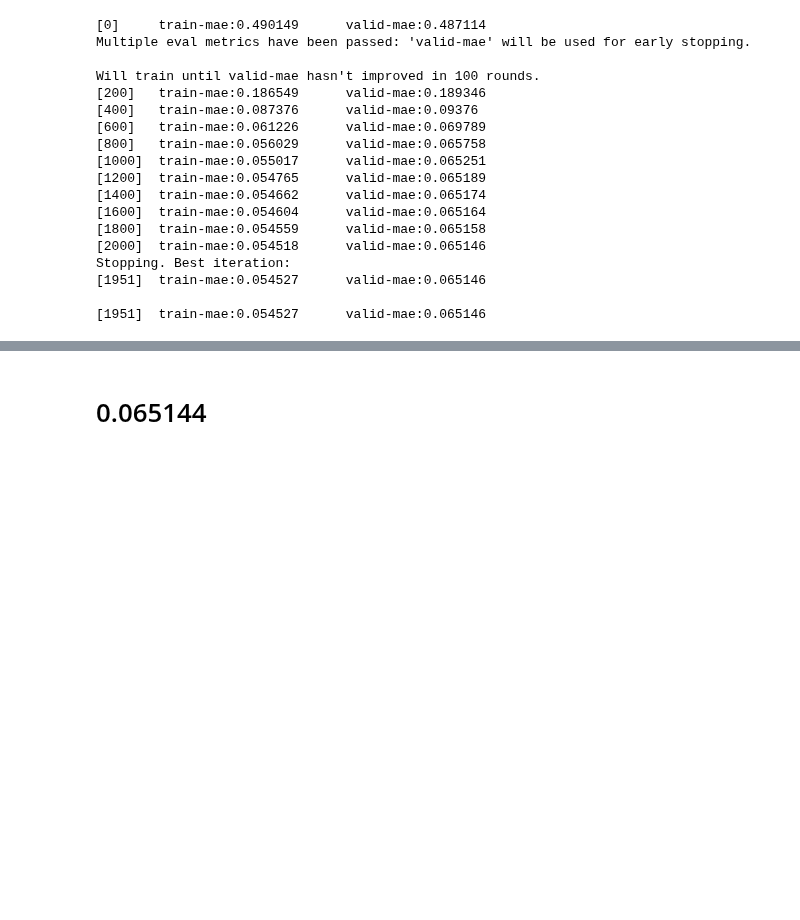
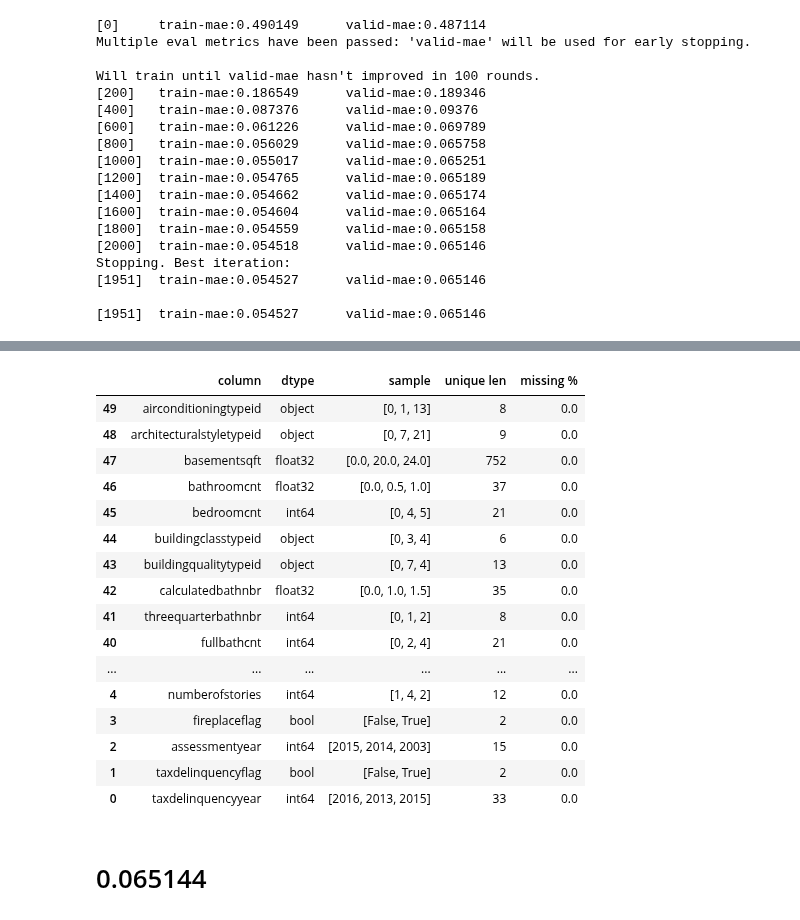
Before and after one commit to ibratface/dl_projects, a Jupyter notebook: zillow.ipynb, the cells around one changed output, grey strips where cells are left out. Cells and saved outputs as stored; diff of their text form; code cells hidden in the pictures; blank space fills up the shorter version.

```diff
--- a/zillow.ipynb
+++ b/zillow.ipynb
@@ -151,0 +636,12 @@ Stopping. Best iteration:
+# %%
+c = 'structuretaxvaluedollarcnt'
+cln[c] = p[c].fillna(0).astype('float32')
+
+c = 'taxvaluedollarcnt'
+cln[c] = p[c].fillna(0).astype('float32')
+
+c = 'landtaxvaluedollarcnt'
+cln[c] = p[c].fillna(0).astype('float32')
+
+c = 'taxamount'
+cln[c] = p[c].fillna(0).astype('float32')
@@ -151,0 +650,4 @@ Stopping. Best iteration:
+# %%
+c = 'assessmentyear'
+display(p[c].unique())
+cln[c] = p[c].fillna(2017).astype('int')
@@ -151,0 +657,3 @@ Stopping. Best iteration:
+# %%
+c = 'taxdelinquencyflag'
+cln[c] = p[c] == 'Y'
@@ -151,0 +662,9 @@ Stopping. Best iteration:
+# %%
+c = 'taxdelinquencyyear'
+cln[c] = p[c]
+cln.loc[p[c] < 70, c] = cln[p[c] < 70][c] + 2000
+cln.loc[p[c] >= 70, c] = cln[p[c] >= 70][c] + 1900
+cln[c] = cln[c].fillna(2016).astype('int')
+s = cln[c].unique()
+s.sort()
+s
@@ -152,3 +695,23 @@ Stopping. Best iteration:
+# %%
+describe_values(cln)
+# %% [output]
+|  | column | dtype | sample | unique len | missing % |
+| 49 | airconditioningtypeid | object | [0, 1, 13] | 8 | 0.0 |
+| 48 | architecturalstyletypeid | object | [0, 7, 21] | 9 | 0.0 |
+| 47 | basementsqft | float32 | [0.0, 20.0, 24.0] | 752 | 0.0 |
+| 46 | bathroomcnt | float32 | [0.0, 0.5, 1.0] | 37 | 0.0 |
+| 45 | bedroomcnt | int64 | [0, 4, 5] | 21 | 0.0 |
+| 44 | buildingclasstypeid | object | [0, 3, 4] | 6 | 0.0 |
+| 43 | buildingqualitytypeid | object | [0, 7, 4] | 13 | 0.0 |
+| 42 | calculatedbathnbr | float32 | [0.0, 1.0, 1.5] | 35 | 0.0 |
+| 41 | threequarterbathnbr | int64 | [0, 1, 2] | 8 | 0.0 |
+| 40 | fullbathcnt | int64 | [0, 2, 4] | 21 | 0.0 |
+| ... | ... | ... | ... | ... | ... |
+| 4 | numberofstories | int64 | [1, 4, 2] | 12 | 0.0 |
+| 3 | fireplaceflag | bool | [False, True] | 2 | 0.0 |
+| 2 | assessmentyear | int64 | [2015, 2014, 2003] | 15 | 0.0 |
+| 1 | taxdelinquencyflag | bool | [False, True] | 2 | 0.0 |
+| 0 | taxdelinquencyyear | int64 | [2016, 2013, 2015] | 33 | 0.0 |
 # %% [markdown]
 # 0.065144
 # %%
```
Also changed, not shown: parts of 60 cells of this notebook, 1 other file.
